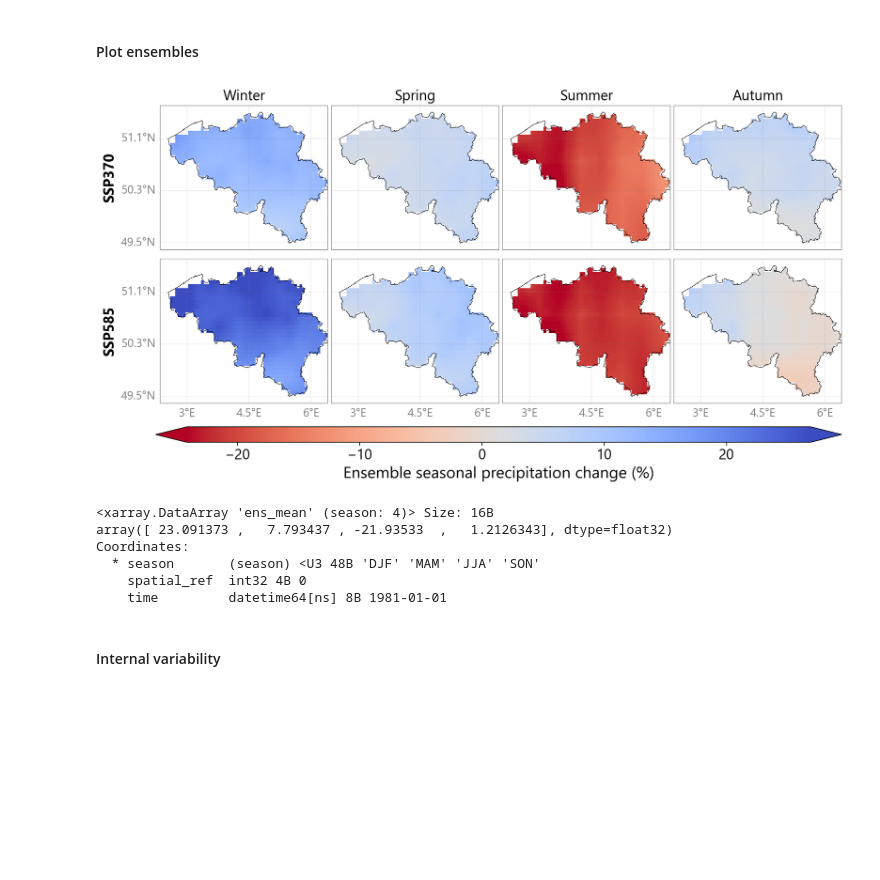
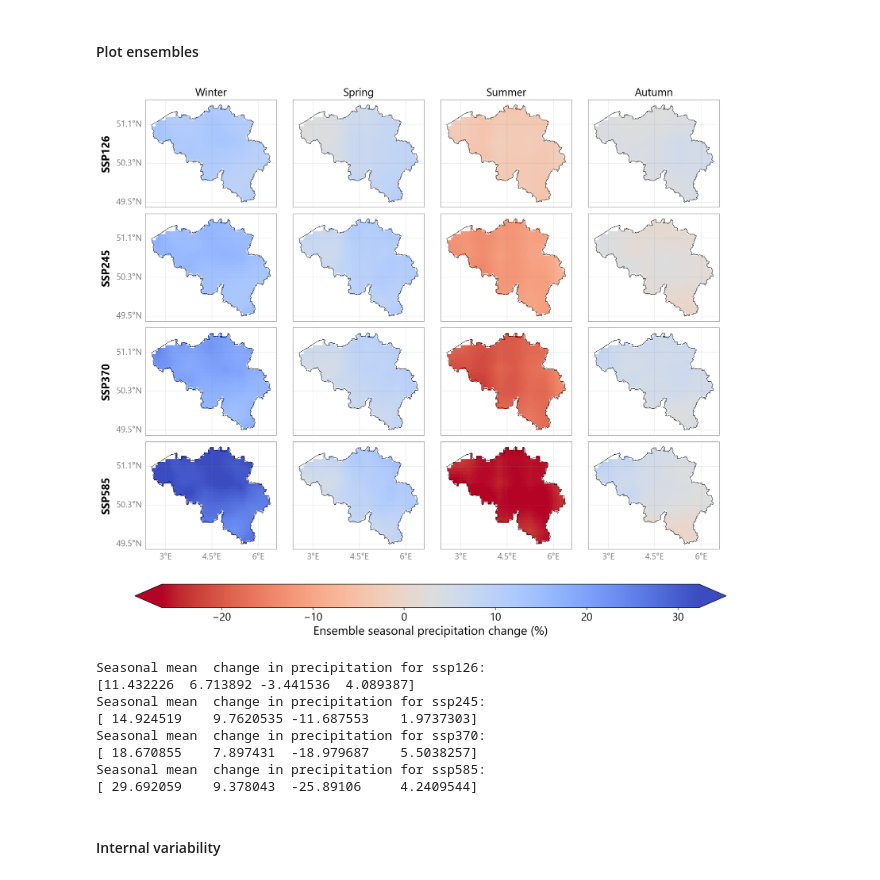
Before and after one commit to klekarkar/pre_post_process_mHM, a Jupyter notebook: scenario_hydromet_ISIMIP.ipynb, the cells around one changed output. Saved outputs shown, nothing was run; the diff lists cells and outputs as text; code cells hidden in the pictures; blank space fills up the shorter version.

Commit message:
expanded scenario analysis to 10 GCMs

```diff
--- a/scenario_hydromet_ISIMIP.ipynb
+++ b/scenario_hydromet_ISIMIP.ipynb
@@ -15,7 +15,7 @@ plt.rcParams['font.family'] = 'Segoe UI'
 # %% [markdown]
 #### Import bias corrected pickled data
 # %%
-src_isimip = r"D:\VUB\_data\_isimip_3b\bias_corrected"
+src_isimip = r"D:\VUB\_data\_isimip_3b\bias_corrected\meteo"
 be_shp = gpd.read_file(r"W:\VUB\_main_research\mHM\mhm_belgium\be_shp\belgium_joined.shp")
 
 src_EOBS = r'D:/VUB/_data/mHM_EOBS'
@@ -25,10 +25,10 @@ tmin_EOBS = xr.open_dataset(f'{src_EOBS}/tmin.nc')
 
 
 #changes in temperature and precipitation per scenario
-models = list(map(str.upper, ['gfdl-esm4', 'ipsl-cm6a-lr', 'mpi-esm1-2-hr', 'mri-esm2-0', 'ukesm1-0-ll']))
-vars = ['pre', 'tmax', 'tmin', 'tavg']
-scenarios = ['historical', 'ssp370', 'ssp585']
+models=["UKESM1-0-LL", "MRI-ESM2-0", "MPI-ESM1-2-HR", "GFDL-ESM4", "IPSL-CM6A-LR", "CNRM-CM6-1", "CanESM5", "MIROC6", "TaiESM1", "EC-Earth3"]
+scenarios = ["historical","ssp126", "ssp245", "ssp370", "ssp585"]
 
+vars = ['pre', 'tavg']
 
 isimip_data = {}
 
@@ -36,7 +36,7 @@ isimip_data = {}
 for model in models:
     for scenario in scenarios:
         for variable in vars:
-            file_path = f"{src_isimip}/{model}/{scenario}/{model}_{variable}.nc"
+            file_path = f"{src_isimip}/{model}/{scenario}/{variable}.nc"
             data = xr.open_dataset(file_path)
             name = f"{model}_{scenario}_{variable}"
             isimip_data[name] = data
@@ -280,9 +280,9 @@ cb=fig.colorbar(im, cax=cax, orientation='vertical')
 #### Projected Changes in Precipitation
 # %%
 #changes in temperature and precipitation per scenario
-models = list(map(str.upper, ['gfdl-esm4', 'ipsl-cm6a-lr', 'mpi-esm1-2-hr', 'mri-esm2-0', 'ukesm1-0-ll']))
-var = ['pre', 'tasmax', 'tasmin']
-model_scenarios = ['ssp370', 'ssp585']
+models=["UKESM1-0-LL", "MRI-ESM2-0", "MPI-ESM1-2-HR", "GFDL-ESM4", "IPSL-CM6A-LR", "CNRM-CM6-1", "CanESM5", "MIROC6", "TaiESM1", "EC-Earth3"]
+model_scenarios = ["ssp126", "ssp245", "ssp370", "ssp585"]
+var = ['pre', 'tavg']
 
 #-----------------------------------------------------------
 #define start and end of historical period
@@ -428,7 +428,7 @@ def compute_ensemble_stats(delta_dict, scenarios):
         )
     return ensemble_stats
 # %%
-ensemble_statistics = compute_ensemble_stats(delta_isimip_pr, scenarios=['ssp370', 'ssp585'])
+ensemble_statistics = compute_ensemble_stats(delta_isimip_pr, scenarios=['ssp126', 'ssp245', 'ssp370', 'ssp585'])
 # %% [markdown]
 #### Plot ensembles
 # %%
@@ -469,7 +469,7 @@ def plot_ensemble_stats(ensemble_stats, scenarios, seasons, ensemble_stat, shp,
 
     fig, axes = plt.subplots(
         nrows=len(scenarios), ncols=len(seasons),
-        figsize=(14, 6.0),
+        figsize=(16, 12.0),
         subplot_kw={'projection': ccrs.PlateCarree()}, dpi=180
     )
 
@@ -540,27 +540,33 @@ def plot_ensemble_stats(ensemble_stats, scenarios, seasons, ensemble_stat, shp,
     #dont call plt.show() here, do it when executing the function
     return fig, axes, cb
 # %%
-scenarios = ['ssp370', 'ssp585']
+future_scenarios = ['ssp126', 'ssp245', 'ssp370', 'ssp585']
 
-fig, axes, cb = plot_ensemble_stats(ensemble_statistics, scenarios,
+fig, axes, cb = plot_ensemble_stats(ensemble_statistics, future_scenarios,
                                      seasons, 'ens_mean', be_shp,
                                        cmap='coolwarm_r', snr_thresh=.90) #plasma_r, coolwarm, seismic_r
 
 # cb.ax.set_xlabel('Ensemble seasonal $\Delta$P signal-to-noise ratio', fontsize=18)
 cb.ax.set_xlabel('Ensemble seasonal precipitation change (%)', fontsize=18)
 #call plt.show()
 plt.show()
 # %% [output]
-[figure, old version]
+[figure, new version]
 # %%
-ensemble_statistics['ssp585']['ens_mean'].groupby('season').mean(dim=['lat', 'lon'])
+#calculate seasonal mean of ensemble mean for all scenarios
+for scenario in future_scenarios:
+    seasonal_mean = ensemble_statistics[scenario]['ens_mean'].groupby('season').mean(dim=['lat', 'lon']).values
+    print(f"Seasonal mean  change in precipitation for {scenario}:")
+    print(seasonal_mean)
 # %% [output]
-<xarray.DataArray 'ens_mean' (season: 4)> Size: 16B
-array([ 23.091373 ,   7.793437 , -21.93533  ,   1.2126343], dtype=float32)
-Coordinates:
-  * season       (season) <U3 48B 'DJF' 'MAM' 'JJA' 'SON'
-    spatial_ref  int32 4B 0
-    time         datetime64[ns] 8B 1981-01-01
+Seasonal mean  change in precipitation for ssp126:
+[11.432226  6.713892 -3.441536  4.089387]
+Seasonal mean  change in precipitation for ssp245:
+[ 14.924519    9.7620535 -11.687553    1.9737303]
+Seasonal mean  change in precipitation for ssp370:
+[ 18.670855    7.897431  -18.979687    5.5038257]
+Seasonal mean  change in precipitation for ssp585:
+[ 29.692059    9.378043  -25.89106     4.2409544]
 # %% [markdown]
 #### Internal variability
 # %%
```
Also changed, not shown: parts of 10 cells of this notebook, 2 other files.
